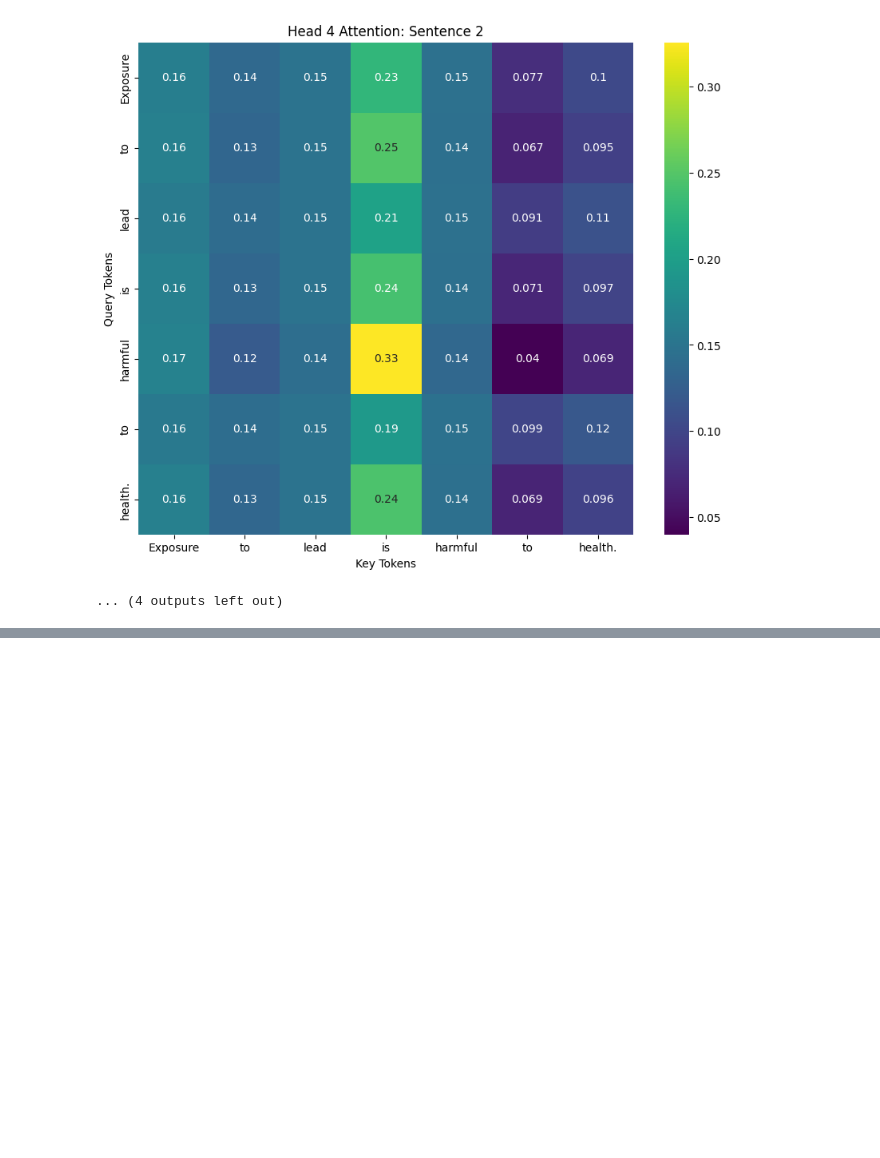
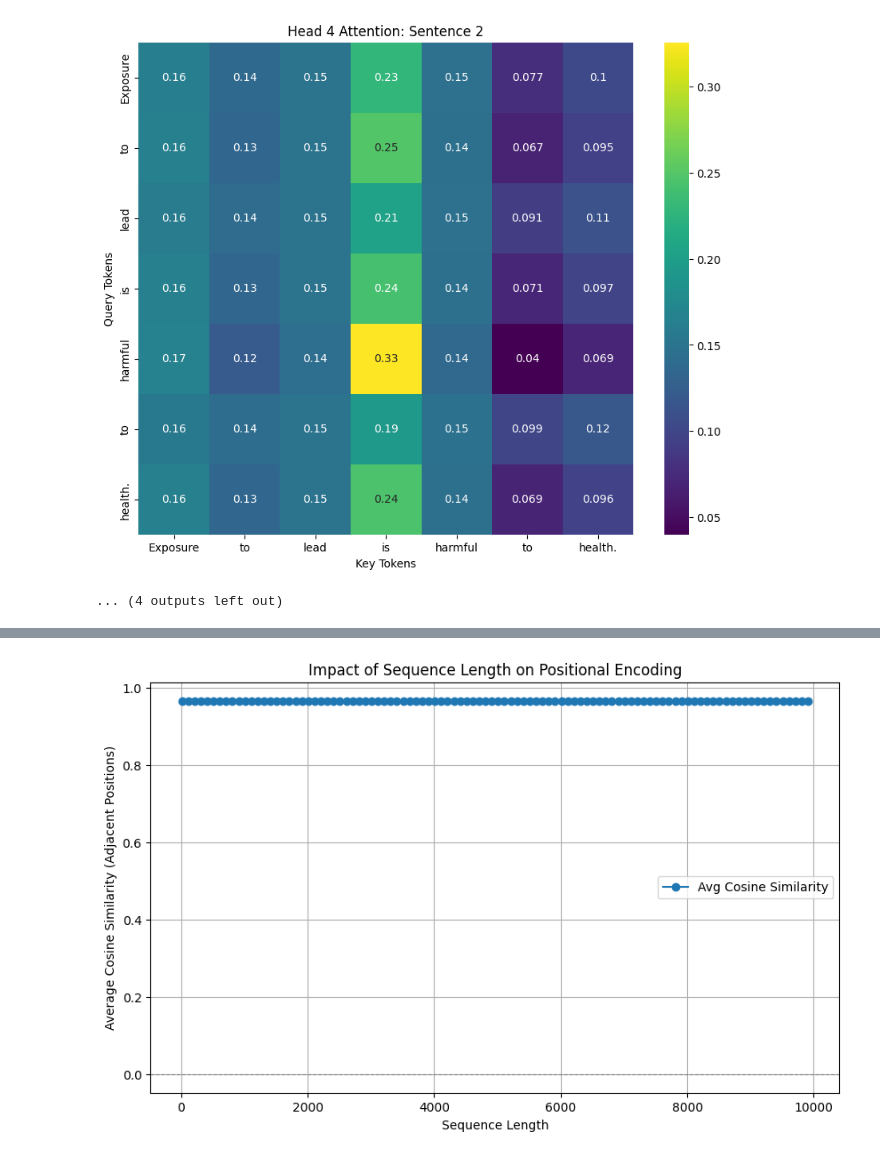
Before and after one commit to RyanWri/afeka-homework, a Jupyter notebook: homework_3/hw3.ipynb, the cells around one changed output, grey strips where cells are left out. Drawn from its saved outputs; the diff is of its cells as text; code cells hidden in the pictures; blank space fills up the shorter version.

```diff
--- a/homework_3/hw3.ipynb
+++ b/homework_3/hw3.ipynb
@@ -76,0 +358,42 @@ for i in range(multi_head_weights2.shape[0]):  # Iterate over heads
+# %%
+def cosine_similarity(vec1, vec2):
+    """Compute cosine similarity between two vectors."""
+    return np.dot(vec1, vec2) / (np.linalg.norm(vec1) * np.linalg.norm(vec2))
+
+
+def analyze_sequence_length_impact(max_seq_len, d_model):
+    """
+    Analyze the impact of sequence length on positional encodings.
+
+    Parameters:
+    - max_seq_len (int): Maximum sequence length to analyze.
+    - d_model (int): Dimensionality of the embeddings.
+    """
+    lengths = range(10, max_seq_len + 1, 100)
+    average_similarities = []
+
+    for seq_len in lengths:
+        # Generate positional encodings
+        pos_enc = sinusoidal_positional_encoding(seq_len, d_model)
+
+        # Compute similarities between adjacent positions
+        similarities = [
+            cosine_similarity(pos_enc[i], pos_enc[i + 1]) for i in range(seq_len - 1)
+        ]
+        average_similarities.append(np.mean(similarities))
+
+    # Plot results
+    plt.figure(figsize=(10, 6))
+    plt.plot(lengths, average_similarities, marker="o", label="Avg Cosine Similarity")
+    plt.axhline(0, color="gray", linestyle="--", linewidth=0.8)
+    plt.title("Impact of Sequence Length on Positional Encoding")
+    plt.xlabel("Sequence Length")
+    plt.ylabel("Average Cosine Similarity (Adjacent Positions)")
+    plt.legend()
+    plt.grid()
+    plt.show()
+# %%
+# Analyze with example parameters
+analyze_sequence_length_impact(max_seq_len=10000, d_model=64)
+# %% [output]
+[figure, added]
```
Also changed, not shown: parts of 25 cells of this notebook.
